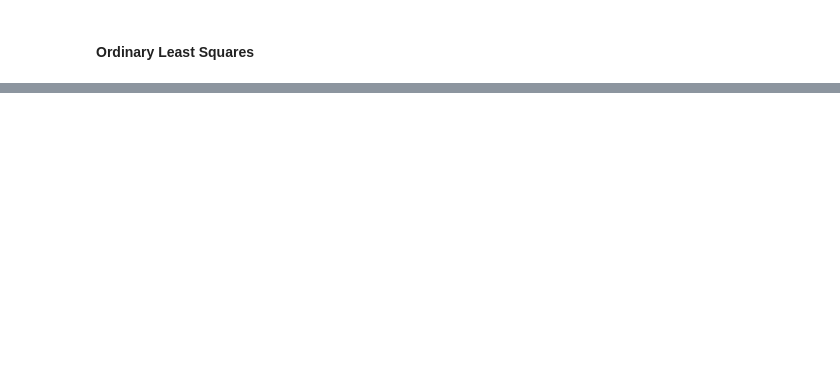
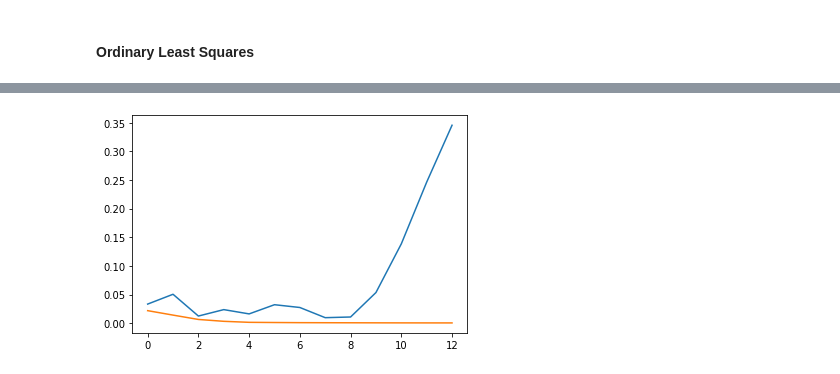
Before and after one commit to sigmunsl/FYS-STK4155, a Jupyter notebook: projects/Project1/tmp.ipynb, the cells around one changed output, grey strips where cells are left out. Drawn from its saved outputs; the diff is of its cells as text; code cells hidden in the pictures; blank space fills up the shorter version.

```diff
--- a/projects/Project1/tmp.ipynb
+++ b/projects/Project1/tmp.ipynb
@@ -63,0 +76,14 @@ print(mse)
+# %%
+
+maxpower = 13
+r2=np.zeros(maxpower)
+r2_in=np.zeros(maxpower)
+mse=np.zeros(maxpower)
+mse_in=np.zeros(maxpower)
+
+for i in range(maxpower):
+
+    design_matrix   = fx.DesignDesign(x,y,i+1)
+    r2[i], mse[i], r2_in[i], mse_in[i] = fx.k_fold_cv(7, franke, design_matrix, fx.RidgeRegression,10e-05, shuffle=False)
+
+    print((i+1)*100/maxpower)
@@ -63,0 +104,6 @@ print(mse)
+# %%
+plt.plot(range(maxpower),mse)
+plt.plot(range(maxpower),mse_in)
+plt.show()
+# %% [output]
+[figure, added]
```
Also changed, not shown: parts of 6 cells of this notebook, 3 other files.
